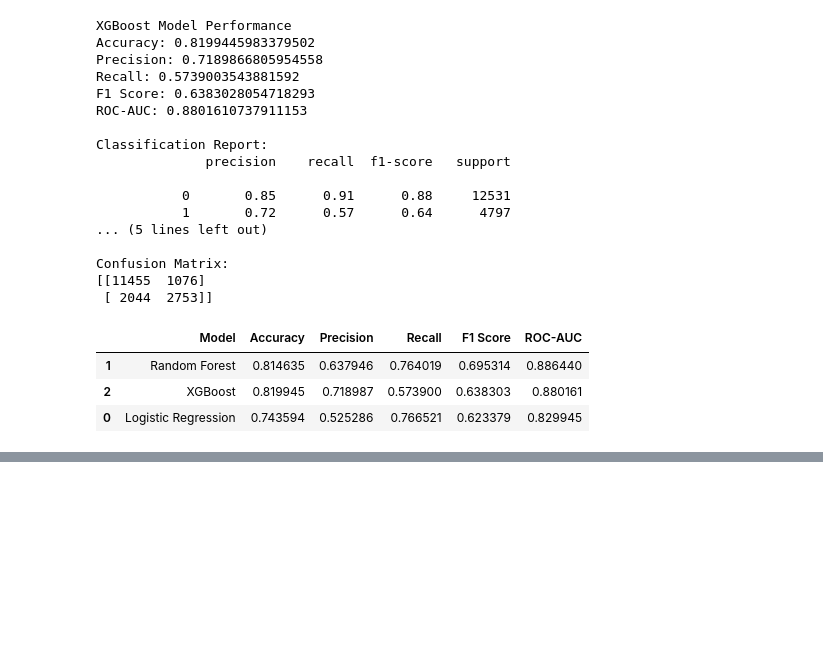
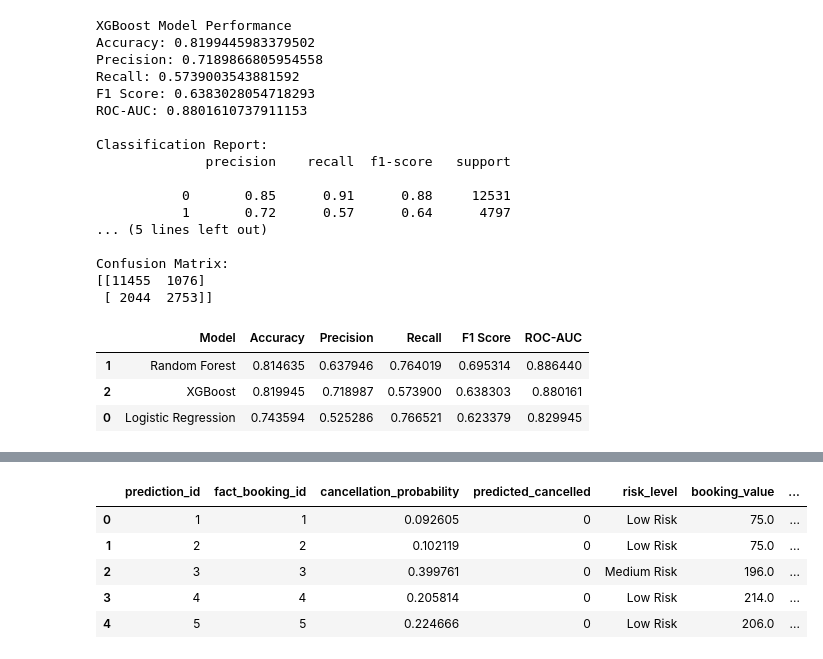
Before and after one commit to Cxpeng1/hotel-pricing-lakehouse, a Jupyter notebook: notebooks/05_cancellation_prediction_model.ipynb, the cells around one changed output, grey strips where cells are left out. Cells and saved outputs as stored; diff of their text form; code cells hidden in the pictures; blank space fills up the shorter version.

Commit message:
.Add gitignore and remove large model file and Updated for random forest and xgboost

```diff
--- a/notebooks/05_cancellation_prediction_model.ipynb
+++ b/notebooks/05_cancellation_prediction_model.ipynb
@@ -446,3 +446,79 @@ model_comparison.sort_values(by="ROC-AUC", ascending=False)
 | 1 | Random Forest | 0.814635 | 0.637946 | 0.764019 | 0.695314 | 0.886440 |
 | 2 | XGBoost | 0.819945 | 0.718987 | 0.573900 | 0.638303 | 0.880161 |
 | 0 | Logistic Regression | 0.743594 | 0.525286 | 0.766521 | 0.623379 | 0.829945 |
+# %%
+
+import pandas as pd
+import numpy as np
+from pathlib import Path
+from datetime import datetime
+import joblib
+
+# Create output folder
+ML_OUTPUT_DIR = Path("../data/ml")
+ML_OUTPUT_DIR.mkdir(parents=True, exist_ok=True)
+
+MODEL_DIR = Path("../models")
+MODEL_DIR.mkdir(parents=True, exist_ok=True)
+
+# Make sure df_ml has fact_booking_id
+if "fact_booking_id" not in df_ml.columns:
+    df_ml = df_ml.reset_index(drop=True)
+    df_ml["fact_booking_id"] = df_ml.index + 1
+
+# Make sure booking_value exists
+if "booking_value" not in df_ml.columns:
+    df_ml["booking_value"] = df_ml["adr"] * df_ml["total_nights"]
+
+# Use the selected model: Random Forest
+best_model = random_forest_model
+
+# Generate cancellation probability
+cancellation_probability = best_model.predict_proba(X)[:, 1]
+
+# Generate predicted class using default threshold 0.5
+predicted_cancelled = (cancellation_probability >= 0.5).astype(int)
+
+# Convert probability into risk level
+def assign_risk_level(probability):
+    if probability >= 0.70:
+        return "High Risk"
+    elif probability >= 0.30:
+        return "Medium Risk"
+    else:
+        return "Low Risk"
+
+risk_level = [assign_risk_level(p) for p in cancellation_probability]
+
+# Expected revenue at risk
+expected_revenue_at_risk = df_ml["booking_value"] * cancellation_probability
+
+# Create prediction table
+fact_booking_predictions = pd.DataFrame({
+    "prediction_id": range(1, len(df_ml) + 1),
+    "fact_booking_id": df_ml["fact_booking_id"],
+    "cancellation_probability": cancellation_probability,
+    "predicted_cancelled": predicted_cancelled,
+    "risk_level": risk_level,
+    "booking_value": df_ml["booking_value"],
+    "expected_revenue_at_risk": expected_revenue_at_risk,
+    "model_name": "Random Forest",
+    "model_version": "v1.0",
+    "prediction_timestamp": datetime.now()
+})
+
+# Save prediction results
+PREDICTION_OUTPUT_PATH = ML_OUTPUT_DIR / "fact_booking_predictions.csv"
+fact_booking_predictions.to_csv(PREDICTION_OUTPUT_PATH, index=False)
+
+# Save model
+MODEL_OUTPUT_PATH = MODEL_DIR / "random_forest_cancellation_model.pkl"
+joblib.dump(best_model, MODEL_OUTPUT_PATH)
+
+print("Prediction table created successfully.")
+print("Rows:", len(fact_booking_predictions))
+print("Prediction file saved to:", PREDICTION_OUTPUT_PATH)
+print("Model saved to:", MODEL_OUTPUT_PATH)
+
+display(fact_booking_predictions.head())
+# %% [output]
@@ -448,0 +529,6 @@ model_comparison.sort_values(by="ROC-AUC", ascending=False)
+|  | prediction_id | fact_booking_id | cancellation_probability | predicted_cancelled | risk_level | booking_value | ... |
+| 0 | 1 | 1 | 0.092605 | 0 | Low Risk | 75.0 | ... |
+| 1 | 2 | 2 | 0.102119 | 0 | Low Risk | 75.0 | ... |
+| 2 | 3 | 3 | 0.399761 | 0 | Medium Risk | 196.0 | ... |
+| 3 | 4 | 4 | 0.205814 | 0 | Low Risk | 214.0 | ... |
+| 4 | 5 | 5 | 0.224666 | 0 | Low Risk | 206.0 | ... |
```
Also changed, not shown: parts of 1 cell of this notebook, 2 other files.
